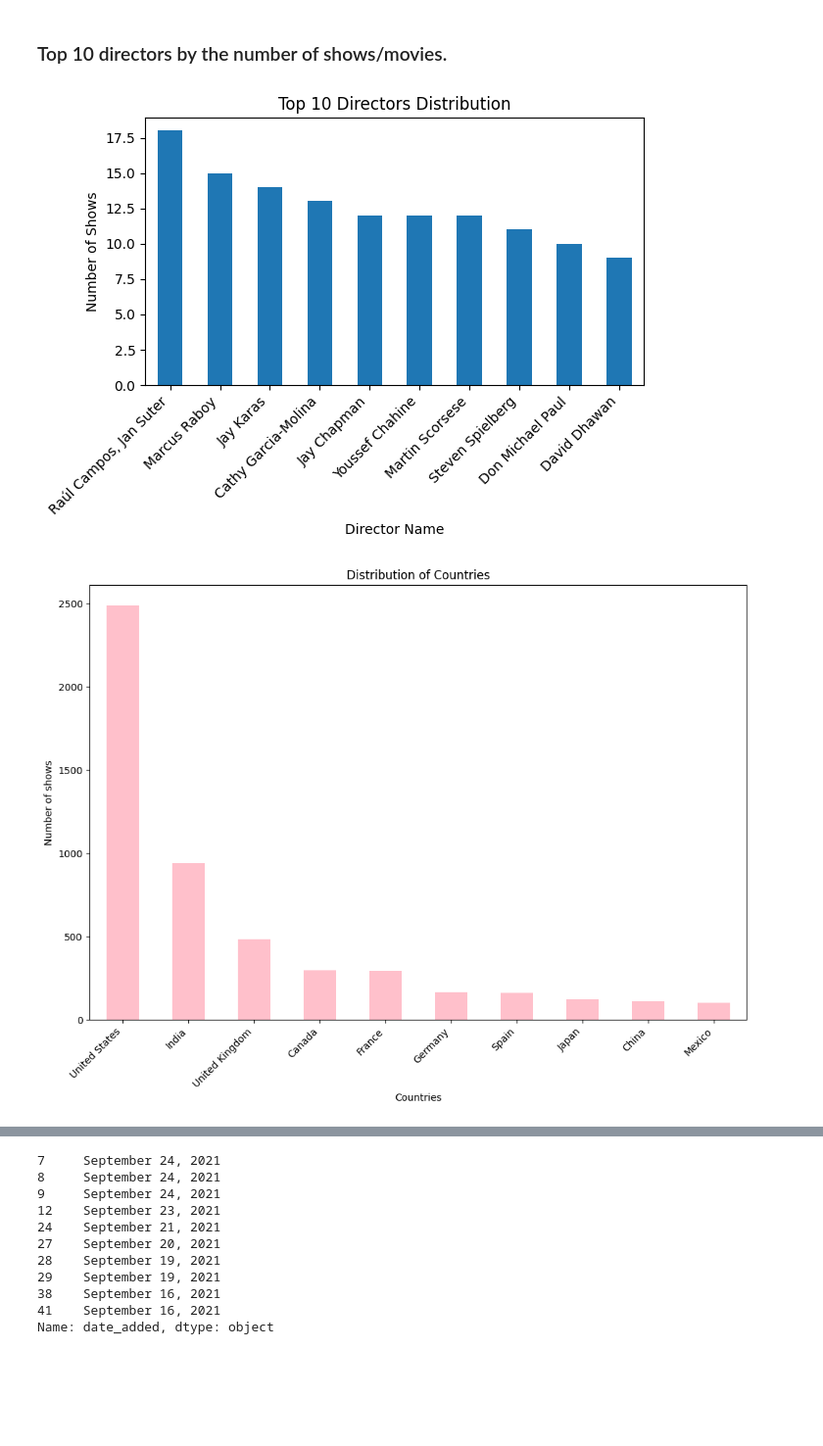
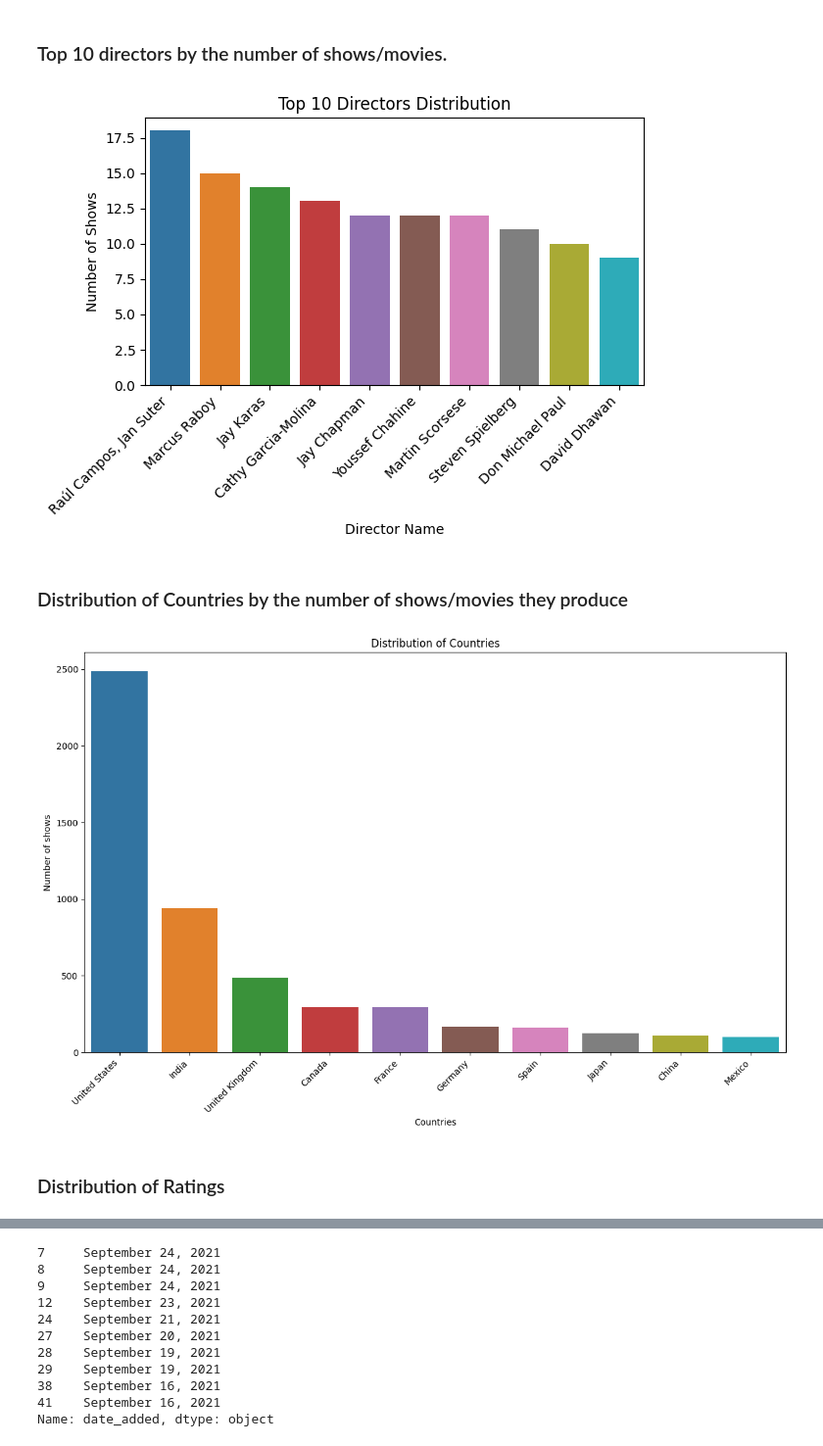
Before and after one commit to Jitesh117/netflix_data_analysis, a Jupyter notebook: analysis.ipynb, the cells around one changed output, grey strips where cells are left out. Shown at 98% size. Cells and saved outputs as stored; diff of their text form; code cells hidden in the pictures; blank space fills up the shorter version.

Commit message:
replaced default plots with seaborn plots

```diff
--- a/analysis.ipynb
+++ b/analysis.ipynb
@@ -114,33 +114,38 @@ plt.show()
 directors = df.groupby('director').size()
 top_dir = directors.sort_values(ascending=False).head(10)
 # top_dir.plot(kind='bar',title='Top 10 Directors distribution', xlabel='Director name', ylabel='Number of shows')
-ax = top_dir.plot(kind='bar', )
+# ax = top_dir.plot(kind='bar', )
+sns.barplot(x = top_dir.index, y = top_dir.values)
 plt.xlabel('Director Name')
 plt.ylabel('Number of Shows')
 plt.title('Top 10 Directors Distribution')
-ax.set_xticklabels(ax.get_xticklabels(), rotation=45, ha='right')  # Rotate x-axis labels by 45 degrees
+plt.xticks(rotation = 45, ha = 'right')
 plt.tight_layout()
 plt.show()
 # %% [output]
-[figure, old version]
+[figure, new version]
+# %% [markdown]
+### Distribution of Countries by the number of shows/movies they produce
 # %%
 df['countries'] = df['country'].apply(lambda x: x.split(', '))
 
 # Create a list of all countries
 all_countries = [country for sublist in df['countries'] for country in sublist]
 
 # Count the occurrences of each country
 country_counts = pd.Series(all_countries).value_counts().head(10)
 
 # Plotting the country counts
 plt.figure(figsize=(12, 8))
-country_counts.plot(kind='bar', color='pink')
+sns.barplot(x = country_counts.index, y = country_counts.values)
 plt.xlabel('Countries')
 plt.ylabel('Number of shows')
 plt.title('Distribution of Countries')
 plt.xticks(rotation=45, ha='right', fontsize=10)
-# plt.tight_layout()
+plt.tight_layout()
 plt.show()
 # %% [output]
-[figure, old version]
+[figure, new version]
+# %% [markdown]
+### Distribution of Ratings
 # %%
```
Also changed, not shown: parts of 11 cells of this notebook.
